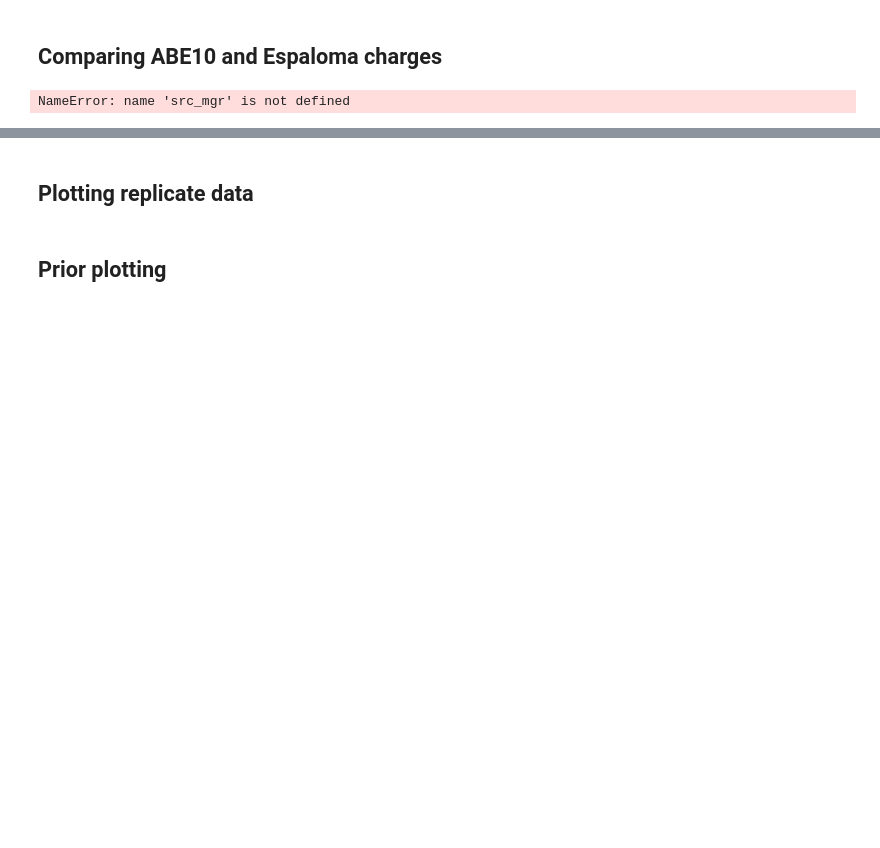
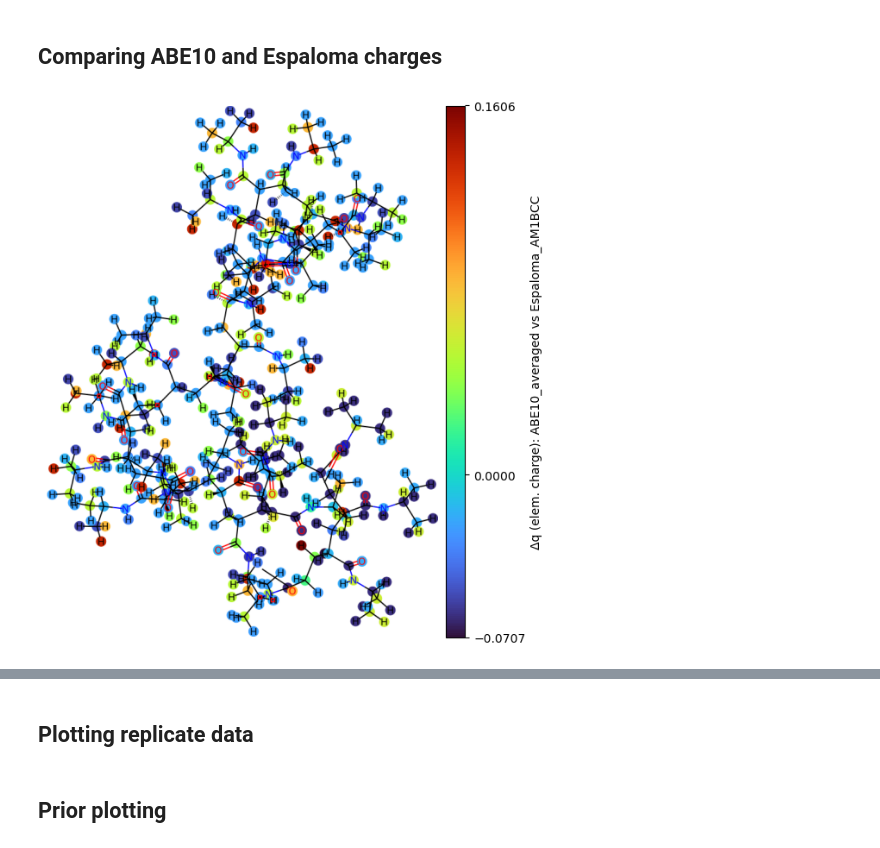
Before and after one commit to timbernat/polymer_workspace, a Jupyter notebook: data_viz.ipynb, the cells around one changed output, grey strips where cells are left out. Drawn from its saved outputs; the diff is of its cells as text; code cells hidden in the pictures; blank space fills up the shorter version.

```diff
--- a/data_viz.ipynb
+++ b/data_viz.ipynb
@@ -219,7 +215,11 @@ for mol_name in equil_mgr.unique_polymer_names:
 # %% [markdown]
 ## Comparing ABE10 and Espaloma charges
 # %%
-for polymer in src_mgr.polymers_list:
-    fig, ax = polymer.compare_charges('ABE10_averaged', 'Espaloma_AM1BCC', converter='CXSMARTS')
+from ast import literal_eval
+
+# for polymer in src_mgr.polymers_list:
+
+polymer = src_mgr.polymers['pnipam_modified']
+diffmol_def, (fig, ax) = polymer.compare_charges('ABE10_averaged', 'Espaloma_AM1BCC', converter='CXSMARTS')
 # %% [output]
-NameError: name 'src_mgr' is not defined
+[figure, added]
```
Also changed, not shown: parts of 8 cells of this notebook, 1 other file.
